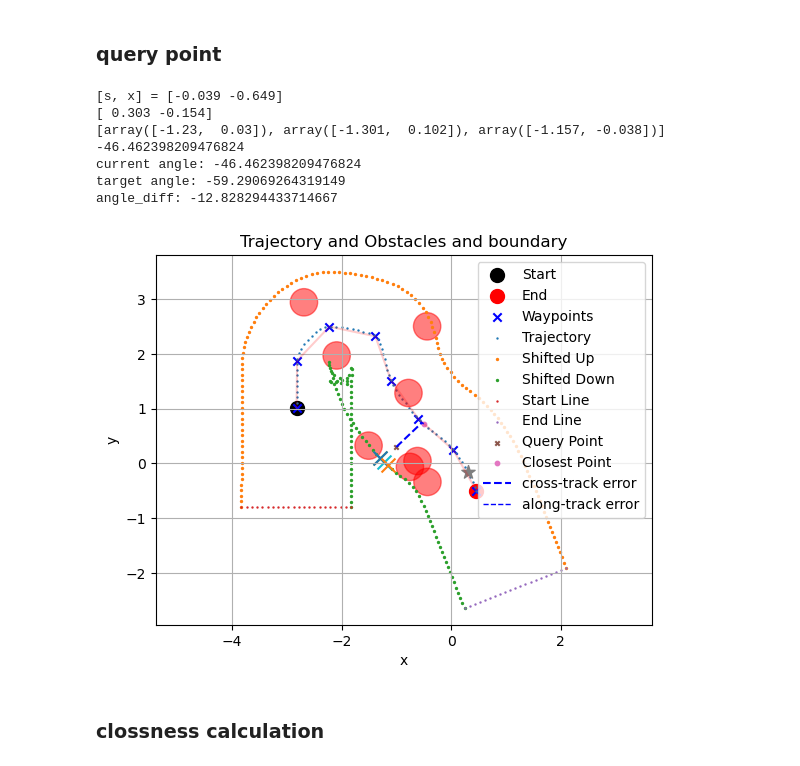
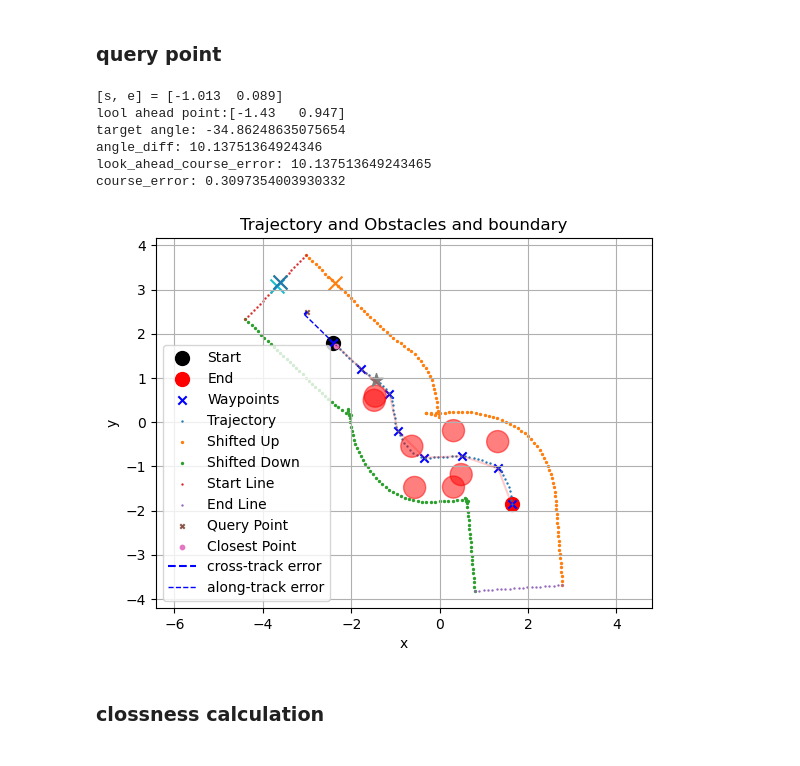
Before and after one commit to SpartanTan/RL-everything, a Jupyter notebook: torh_tutorial/generate_path.ipynb, the cells around one changed output. Cells and saved outputs as stored; diff of their text form; code cells hidden in the pictures.

```diff
--- a/torh_tutorial/generate_path.ipynb
+++ b/torh_tutorial/generate_path.ipynb
@@ -534,38 +543,40 @@ testPath.render(if_yaw_angle=False)
 # %% [markdown]
 ### query point
 # %%
-query_point = np.array([-1.0, 0.3])
+heading = -45
+query_point = np.array([-3.0, 2.5]) # smallest penalty
+# query_point = np.array([-1.5, 2.2])
 # query_point = np.array([0.0, 1.0])
+# query_point = np.array([-1.0, 0.3])  # largest penalty
+atr_state = np.array([query_point[0], query_point[1], np.deg2rad(heading)])
 
 num_of_closest_points = 3
-eta, index_of_the_closest_point, look_ahead_point, target_point_yaw = testPath.calculate_error_vector(query_point)
-
+eta, index_of_the_closest_point, look_ahead_point, target_point_yaw, look_ahead_course_error, course_error = testPath.calculate_error_vector(atr_state)
 min_distance_to_walls, closest_point_on_walls = testPath.minimum_distance_to_walls(query_point, method='kdtree', num_of_closest_points=num_of_closest_points)
 
 testPath.render(if_yaw_angle=False)
-print(f"[s, x] = {eta}")
-print(look_ahead_point)
+print(f"[s, e] = {eta}")
+print(f"lool ahead point:{look_ahead_point}")
 plt.scatter(look_ahead_point[0],look_ahead_point[1], s=100, marker='*', label='Target Point')
-print(closest_point_on_walls)
 plt.scatter(closest_point_on_walls[1][0], closest_point_on_walls[1][1], s=100, marker='x', label='Closest Point on Walls')
 for i in range(num_of_closest_points):
     plt.scatter(closest_point_on_walls[i][0], closest_point_on_walls[i][1], s=100, marker='x', label='Closest Point on Walls')
 
-atr_current_yaw_fake = testPath.yaw_angles[index_of_the_closest_point]
-print(np.rad2deg(atr_current_yaw_fake))
-angle_diff = target_point_yaw - atr_current_yaw_fake
-print(f"current angle: {np.rad2deg(atr_current_yaw_fake)}")
+# atr_current_yaw_fake = testPath.yaw_angles[index_of_the_closest_point]
+# print(f"current angle: {np.rad2deg(atr_current_yaw_fake)}")
 print(f"target angle: {np.rad2deg(target_point_yaw)}")
+angle_diff = target_point_yaw - np.deg2rad(heading)
 print(f"angle_diff: {np.rad2deg(angle_diff)}")
+print(f"look_ahead_course_error: {np.rad2deg(look_ahead_course_error)}")
+print(f"course_error: {np.rad2deg(course_error)}")
 # %% [output]
-[s, x] = [-0.039 -0.649]
-[ 0.303 -0.154]
-[array([-1.23,  0.03]), array([-1.301,  0.102]), array([-1.157, -0.038])]
--46.462398209476824
-current angle: -46.462398209476824
-target angle: -59.29069264319149
-angle_diff: -12.828294433714667
+[s, e] = [-1.013  0.089]
+lool ahead point:[-1.43   0.947]
+target angle: -34.86248635075654
+angle_diff: 10.13751364924346
+look_ahead_course_error: 10.137513649243465
+course_error: 0.3097354003930332
-[figure, old version]
+[figure, new version]
 # %% [markdown]
 ### clossness calculation
 # %%
```
Also changed, not shown: parts of 12 cells of this notebook, 2 other files.
